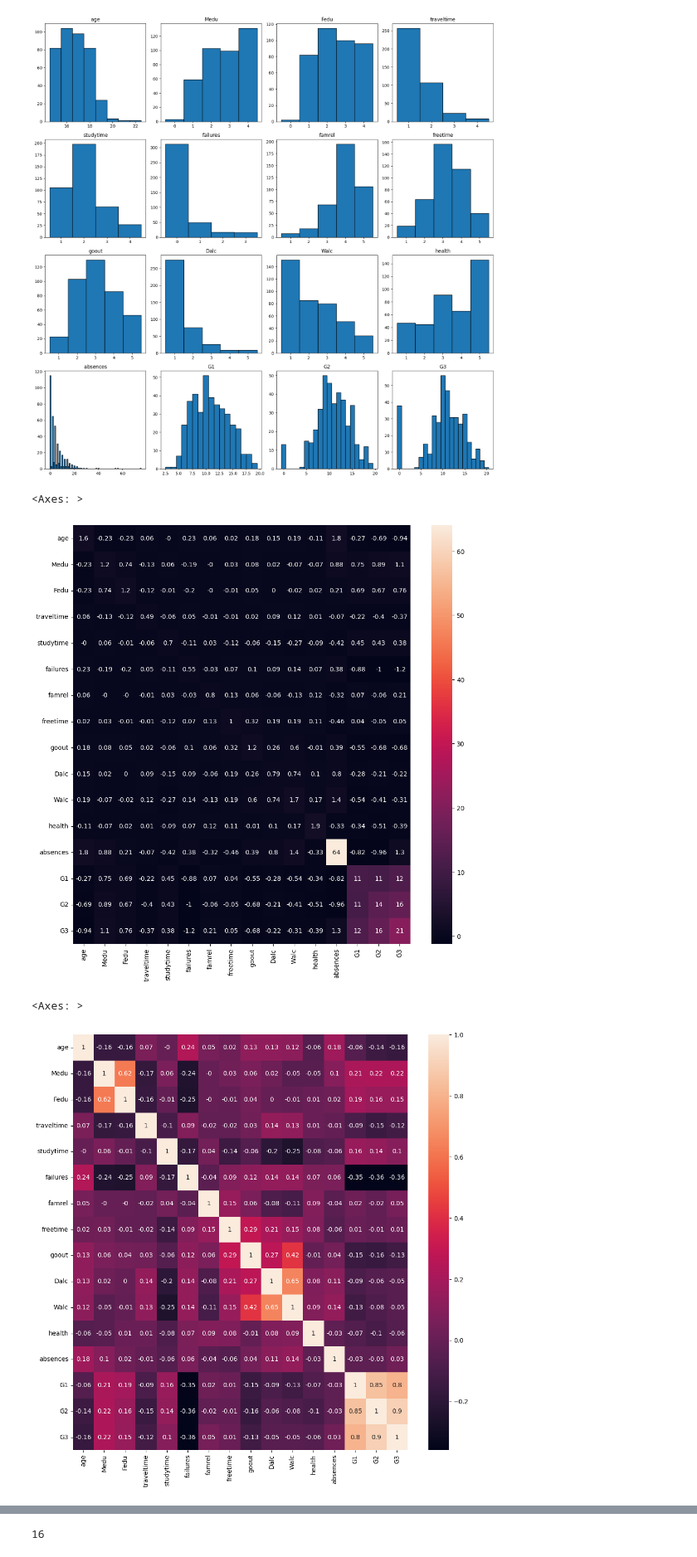
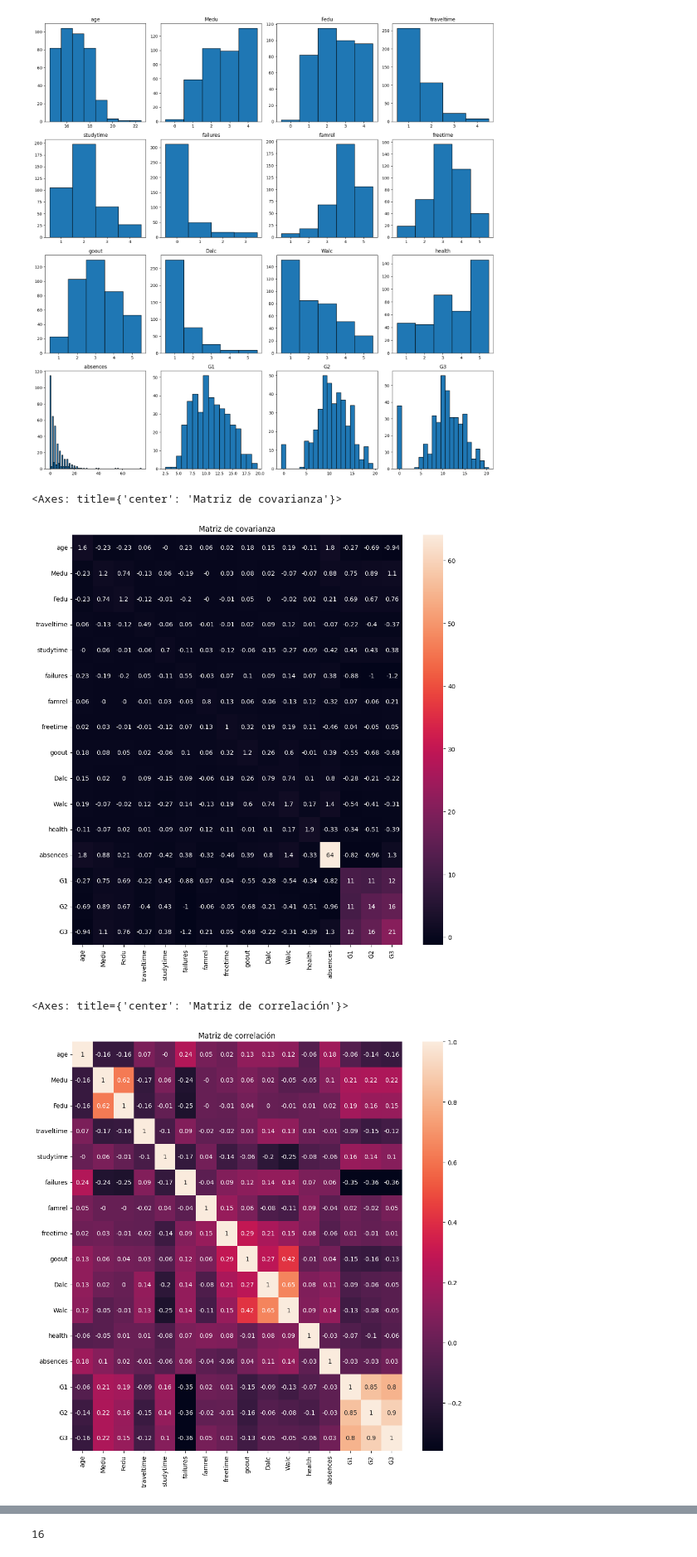
Before and after one commit to Charless96/ProyectoIa, a Jupyter notebook: proyectoErick.ipynb, the cells around one changed output, grey strips where cells are left out. Shown at 83% size. Cells and saved outputs as stored; diff of their text form; code cells hidden in the pictures.

```diff
--- a/proyectoErick.ipynb
+++ b/proyectoErick.ipynb
@@ -144,20 +155,22 @@ mtxCov = dfMat.cov().round(2)
 
 #Mostrar grafica covarianza
 plt.figure(figsize=(12,12))
+plt.title("Matriz de covarianza")
 sns.heatmap(mtxCov,annot=True)
 # %% [output]
-<Axes: >
+<Axes: title={'center': 'Matriz de covarianza'}>
-[figure, old version]
+[figure, new version]
 # %%
 #Correlacion
 mtxCorr = dfMat.corr().round(2)
 
 #Mostrar grafica correlacion
 plt.figure(figsize=(12,12))
+plt.title("Matriz de correlación")
 sns.heatmap(mtxCorr,annot=True)
 # %% [output]
-<Axes: >
+<Axes: title={'center': 'Matriz de correlación'}>
-[figure, old version]
+[figure, new version]
 # %%
 #Grafo con las dependencias más significativas
 fig, ax = plt.subplots()
```
Also changed, not shown: parts of 2 cells of this notebook, 2 other files.
